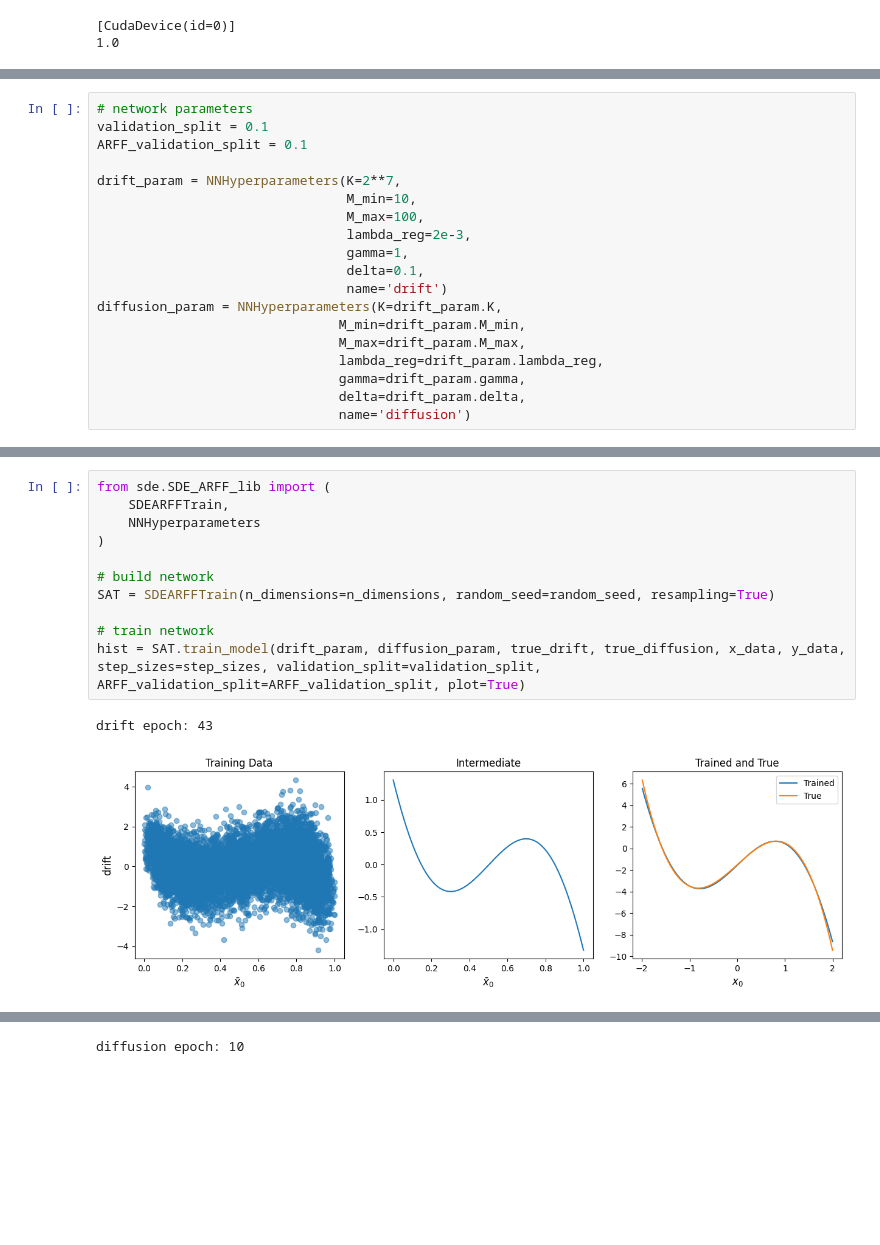
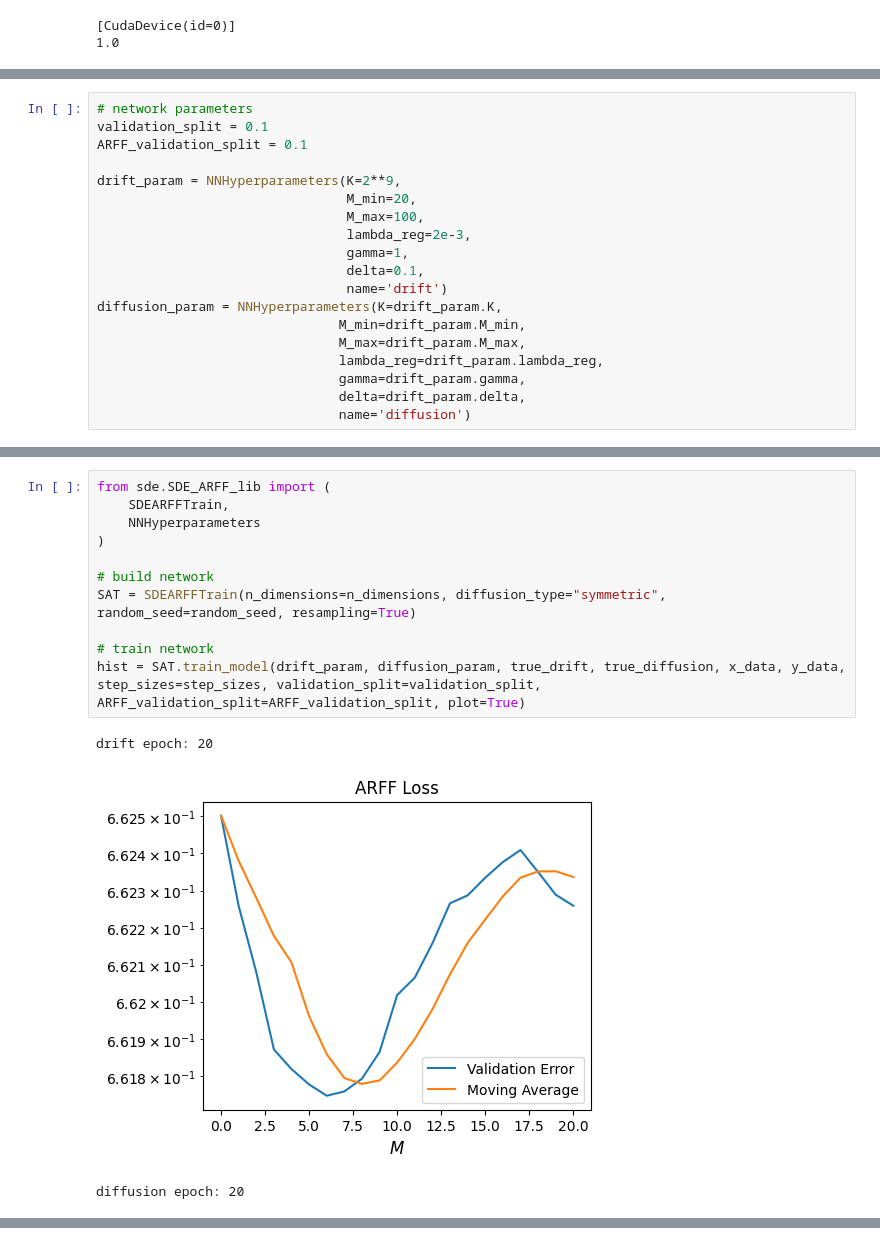
Before and after one commit to mike-dud/SDE_ARFF_GPU, a Jupyter notebook: SDE_ARFF_training.ipynb, the cells around one changed output, grey strips where cells are left out. Drawn from its saved outputs; the diff is of its cells as text; blank space fills up the shorter version.

```diff
--- a/SDE_ARFF_training.ipynb
+++ b/SDE_ARFF_training.ipynb
@@ -50,8 +51,8 @@ print(type(true_drift))
 validation_split = 0.1
 ARFF_validation_split = 0.1
 
-drift_param = NNHyperparameters(K=2**7,
-                                M_min=10,
+drift_param = NNHyperparameters(K=2**9,
+                                M_min=20,
                                 M_max=100,
                                 lambda_reg=2e-3,
                                 gamma=1,
@@ -78,14 +84,15 @@ step_sizes = np.zeros((x_data.shape[0], 1)) + step_size
 # %%
 from sde.SDE_ARFF_lib import (
     SDEARFFTrain,
     NNHyperparameters
 )
 
 # build network
-SAT = SDEARFFTrain(n_dimensions=n_dimensions, random_seed=random_seed, resampling=True)
+SAT = SDEARFFTrain(n_dimensions=n_dimensions, diffusion_type="symmetric", random_seed=random_seed, resampling=True)
 
 # train network
 hist = SAT.train_model(drift_param, diffusion_param, true_drift, true_diffusion, x_data, y_data, step_sizes=step_sizes, validation_split=validation_split, ARFF_validation_split=ARFF_validation_split, plot=True)
 # %% [output]
-drift epoch: 43
+drift epoch: 20
-[figure, old version]
+[figure, new version]
+diffusion epoch: 20
@@ -93 +99,0 @@ drift epoch: 43
-diffusion epoch: 10
```
Also changed, not shown: parts of 6 cells of this notebook, 5 other files.
